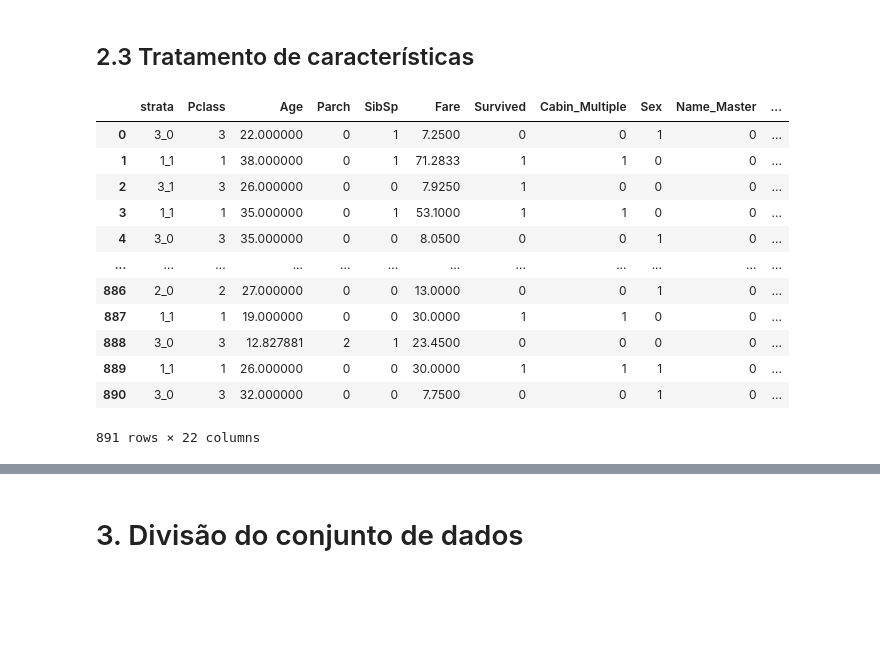
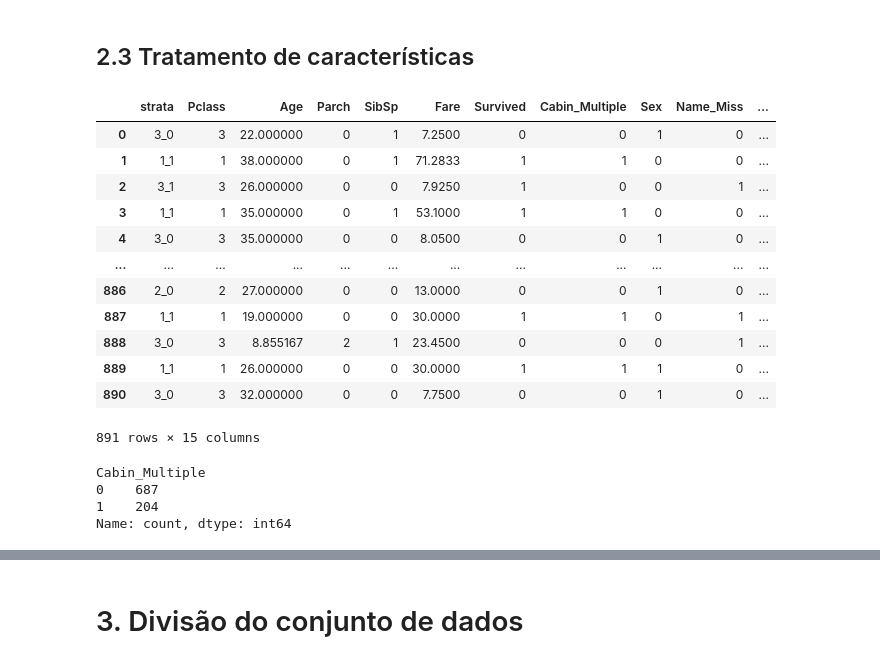
Before and after one commit to Redes-Neurais-2025-1/Titanic_Processig, a Jupyter notebook: model_trainer.ipynb, the cells around one changed output, grey strips where cells are left out. Cells and saved outputs as stored; diff of their text form; code cells hidden in the pictures; blank space fills up the shorter version.

```diff
--- a/model_trainer.ipynb
+++ b/model_trainer.ipynb
@@ -47,6 +48,7 @@ df["Name"] = df["Name"].str.extract(r',\s*([^\.]+)\.')
 
 ##Se possui cabine múltipla
 df['Cabin_Multiple'] = df['Cabin'].apply(lambda x: 0 if pd.isna(x) else len(x.split(' ')))
+df['Cabin_Multiple'] = df['Cabin_Multiple'].apply(lambda x: 0 if x == 0 else 1)
 
 ##Prefixo da Cabine
 df['Cabin_Pref'] = df['Cabin'].apply(lambda x: str(x)[0])
@@ -83,7 +85,10 @@ com_idade = df[df['Age'].notnull()]
 sem_idade = df[df['Age'].isnull()]
 
 #Baseear a escolha da idade por
-colunas_preditoras = ['Parch', 'Pclass', 'Sex', 'Cabin_Multiple', 'Fare']
+colunas_preditoras = ['Parch', 'Pclass', 'Sex', 'Cabin_Multiple', 'Fare', 'Name_Master',
+ 'Name_Miss',
+ 'Name_Mr',
+ 'Name_Mrs']
 
 #Treino
 modelo = RandomForestRegressor()
@@ -100,42 +105,42 @@ df = df.drop(columns = {'Cabin'})
 # %%
 columns = ['strata', 'Pclass',
  'Age',
  'Parch',
  'SibSp',
  'Fare',
  'Survived',
  'Cabin_Multiple',
  'Sex',
- 'Name_Master',
  'Name_Miss',
  'Name_Mr',
  'Name_Mrs',
  'Embarked_C',
  'Embarked_S',
- 'Embarked_Q',
- 'Cabin_Pref_B',
- 'Cabin_Pref_C',
- 'Cabin_Pref_D',
- 'Cabin_Pref_E',
- 'Cabin_Pref_n',
- 'Prefix_Ticket_PC']
+ 'Embarked_Q']
 
 df = df[columns]
 df
 # %% [output]
-|  | strata | Pclass | Age | Parch | SibSp | Fare | Survived | Cabin_Multiple | Sex | Name_Master | ... |
+|  | strata | Pclass | Age | Parch | SibSp | Fare | Survived | Cabin_Multiple | Sex | Name_Miss | ... |
 | 0 | 3_0 | 3 | 22.000000 | 0 | 1 | 7.2500 | 0 | 0 | 1 | 0 | ... |
 | 1 | 1_1 | 1 | 38.000000 | 0 | 1 | 71.2833 | 1 | 1 | 0 | 0 | ... |
-| 2 | 3_1 | 3 | 26.000000 | 0 | 0 | 7.9250 | 1 | 0 | 0 | 0 | ... |
+| 2 | 3_1 | 3 | 26.000000 | 0 | 0 | 7.9250 | 1 | 0 | 0 | 1 | ... |
 | 3 | 1_1 | 1 | 35.000000 | 0 | 1 | 53.1000 | 1 | 1 | 0 | 0 | ... |
 | 4 | 3_0 | 3 | 35.000000 | 0 | 0 | 8.0500 | 0 | 0 | 1 | 0 | ... |
 | ... | ... | ... | ... | ... | ... | ... | ... | ... | ... | ... | ... |
 | 886 | 2_0 | 2 | 27.000000 | 0 | 0 | 13.0000 | 0 | 0 | 1 | 0 | ... |
-| 887 | 1_1 | 1 | 19.000000 | 0 | 0 | 30.0000 | 1 | 1 | 0 | 0 | ... |
-| 888 | 3_0 | 3 | 12.827881 | 2 | 1 | 23.4500 | 0 | 0 | 0 | 0 | ... |
+| 887 | 1_1 | 1 | 19.000000 | 0 | 0 | 30.0000 | 1 | 1 | 0 | 1 | ... |
+| 888 | 3_0 | 3 | 8.855167 | 2 | 1 | 23.4500 | 0 | 0 | 0 | 1 | ... |
 | 889 | 1_1 | 1 | 26.000000 | 0 | 0 | 30.0000 | 1 | 1 | 1 | 0 | ... |
 | 890 | 3_0 | 3 | 32.000000 | 0 | 0 | 7.7500 | 0 | 0 | 1 | 0 | ... |
-891 rows × 22 columns
+891 rows × 15 columns
+# %%
+df['Cabin_Multiple'].value_counts()
+# %% [output]
+Cabin_Multiple
+0    687
+1    204
+Name: count, dtype: int64
 # %%
 df.info()
 # %% [output]
```
Also changed, not shown: parts of 29 cells of this notebook, 3 other files.
